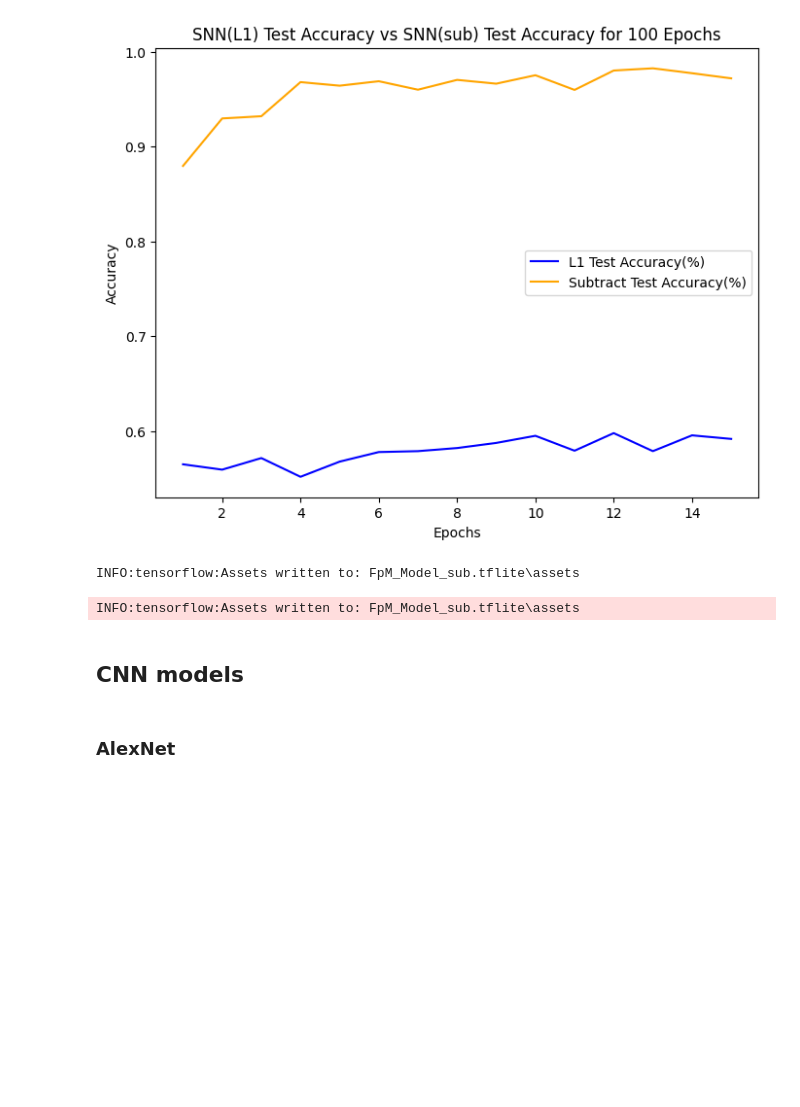
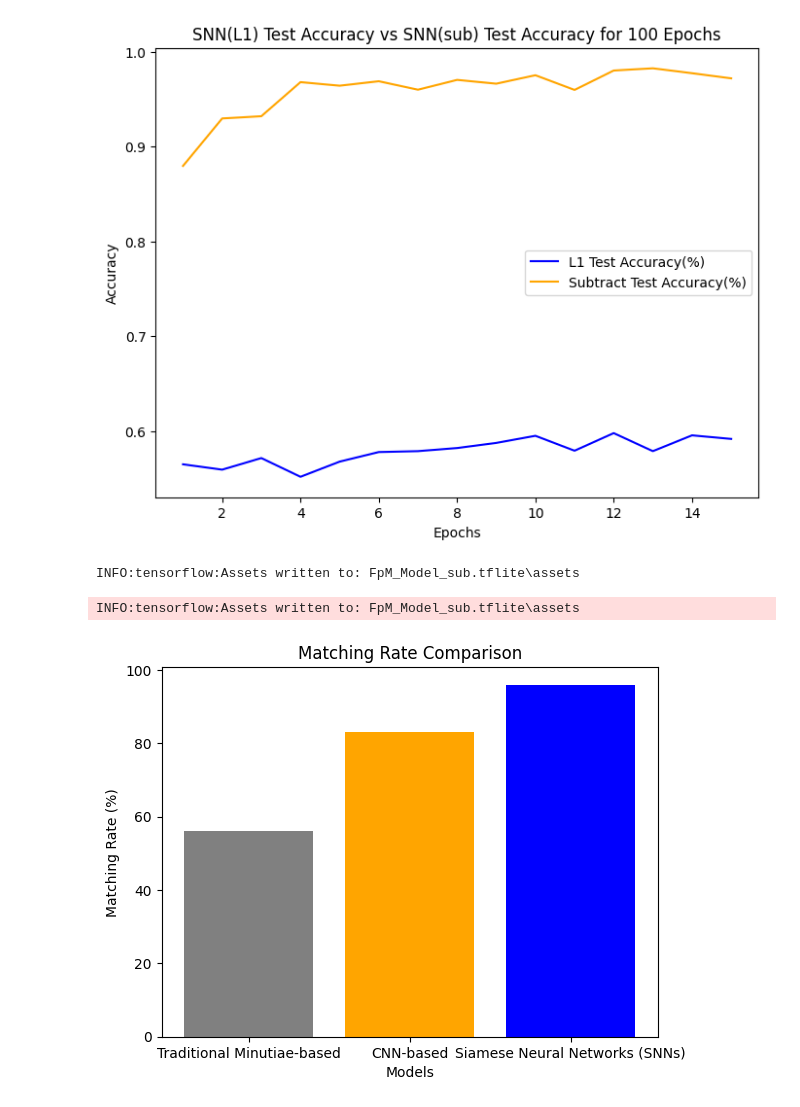
Before and after one commit to Sarvesh-DG-6/FingerPrintMatchingSNN, a Jupyter notebook: train.ipynb, the cells around one changed output. Drawn from its saved outputs; the diff is of its cells as text; code cells hidden in the pictures; blank space fills up the shorter version.

```diff
--- a/train.ipynb
+++ b/train.ipynb
@@ -643,7 +663,3 @@ model.save('FpM_Model_sub.tflite')
 # %% [output]
 INFO:tensorflow:Assets written to: FpM_Model_sub.tflite\assets
 INFO:tensorflow:Assets written to: FpM_Model_sub.tflite\assets
-# %% [markdown]
-## CNN models
-# %% [markdown]
-### AlexNet
@@ -709,0 +666,15 @@ model_GN.eval()
+# %%
+import matplotlib.pyplot as plt
+
+# Data
+models = ['Traditional Minutiae-based', 'CNN-based', 'Siamese Neural Networks (SNNs)']
+matching_rate = [56, 83, 96]
+
+# Plot
+plt.bar(models, matching_rate, color=['gray', 'orange', 'blue'])
+plt.xlabel('Models')
+plt.ylabel('Matching Rate (%)')
+plt.title('Matching Rate Comparison')
+plt.show()
+# %% [output]
+[figure, added]
```
Also changed, not shown: parts of 26 cells of this notebook, 6 other files.
